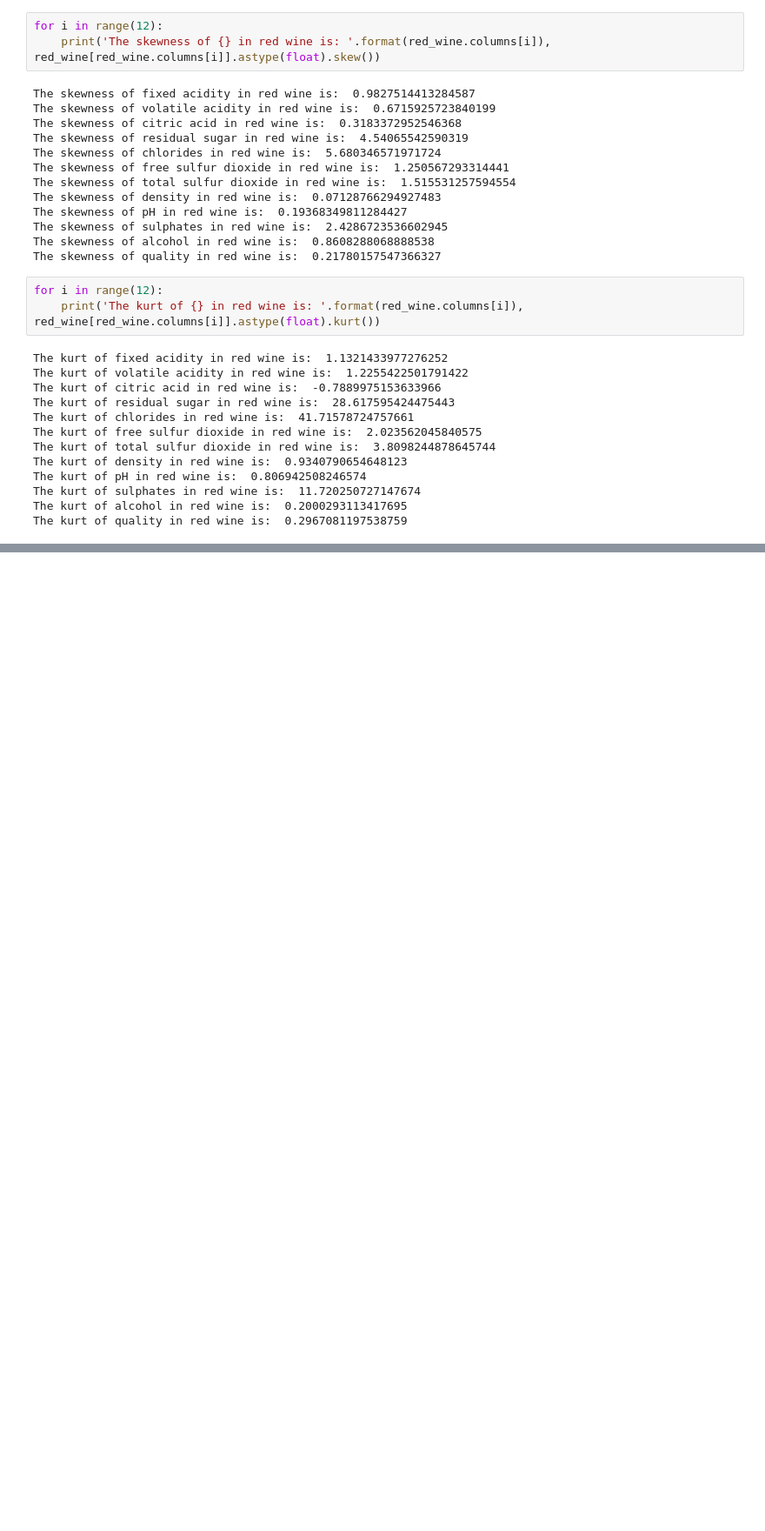
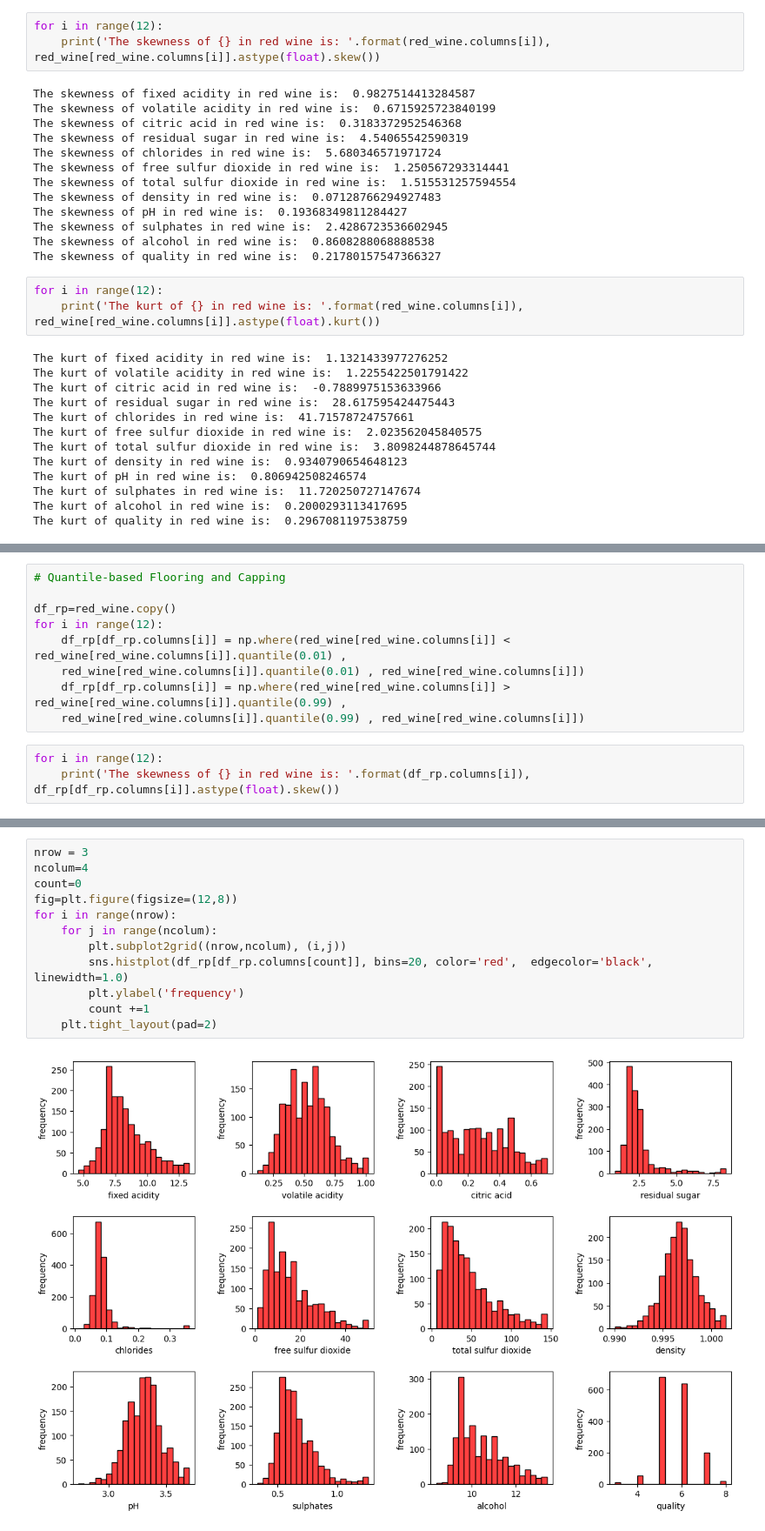
Before and after one commit to baes2021/P2-wine-EDA, a Jupyter notebook: preliminary/Preparation.ipynb, the cells around one changed output, grey strips where cells are left out. Shown at 87% size. Drawn from its saved outputs; the diff is of its cells as text; blank space fills up the shorter version.

```diff
--- a/preliminary/Preparation.ipynb
+++ b/preliminary/Preparation.ipynb
@@ -160,0 +165,12 @@ The kurt of quality in red wine is:  0.2967081197538759
+# %%
+# Quantile-based Flooring and Capping
+
+df_rp=red_wine.copy()
+for i in range(12):
+    df_rp[df_rp.columns[i]] = np.where(red_wine[red_wine.columns[i]] < red_wine[red_wine.columns[i]].quantile(0.01) ,
+    red_wine[red_wine.columns[i]].quantile(0.01) , red_wine[red_wine.columns[i]])
+    df_rp[df_rp.columns[i]] = np.where(red_wine[red_wine.columns[i]] > red_wine[red_wine.columns[i]].quantile(0.99) ,
+    red_wine[red_wine.columns[i]].quantile(0.99) , red_wine[red_wine.columns[i]])
+# %%
+for i in range(12):
+    print('The skewness of {} in red wine is: '.format(df_rp.columns[i]), df_rp[df_rp.columns[i]].astype(float).skew())
@@ -160,0 +190,14 @@ The kurt of quality in red wine is:  0.2967081197538759
+# %%
+nrow = 3
+ncolum=4
+count=0
+fig=plt.figure(figsize=(12,8))
+for i in range(nrow):
+    for j in range(ncolum):
+        plt.subplot2grid((nrow,ncolum), (i,j))
+        sns.histplot(df_rp[df_rp.columns[count]], bins=20, color='red',  edgecolor='black', linewidth=1.0)
+        plt.ylabel('frequency')
+        count +=1
+    plt.tight_layout(pad=2)
+# %% [output]
+[figure, added]
```
Also changed, not shown: parts of 3 cells of this notebook, 28 other files.
